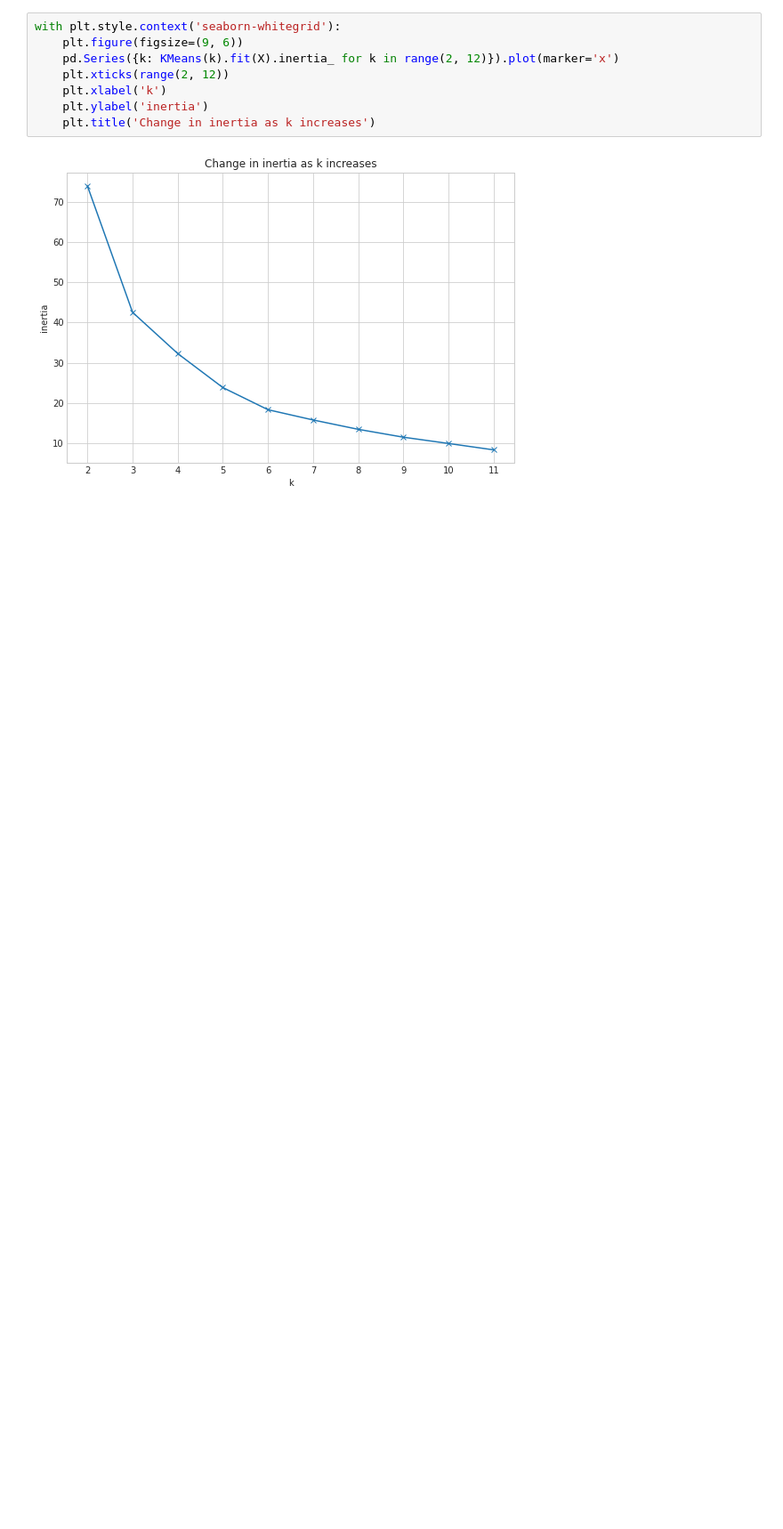
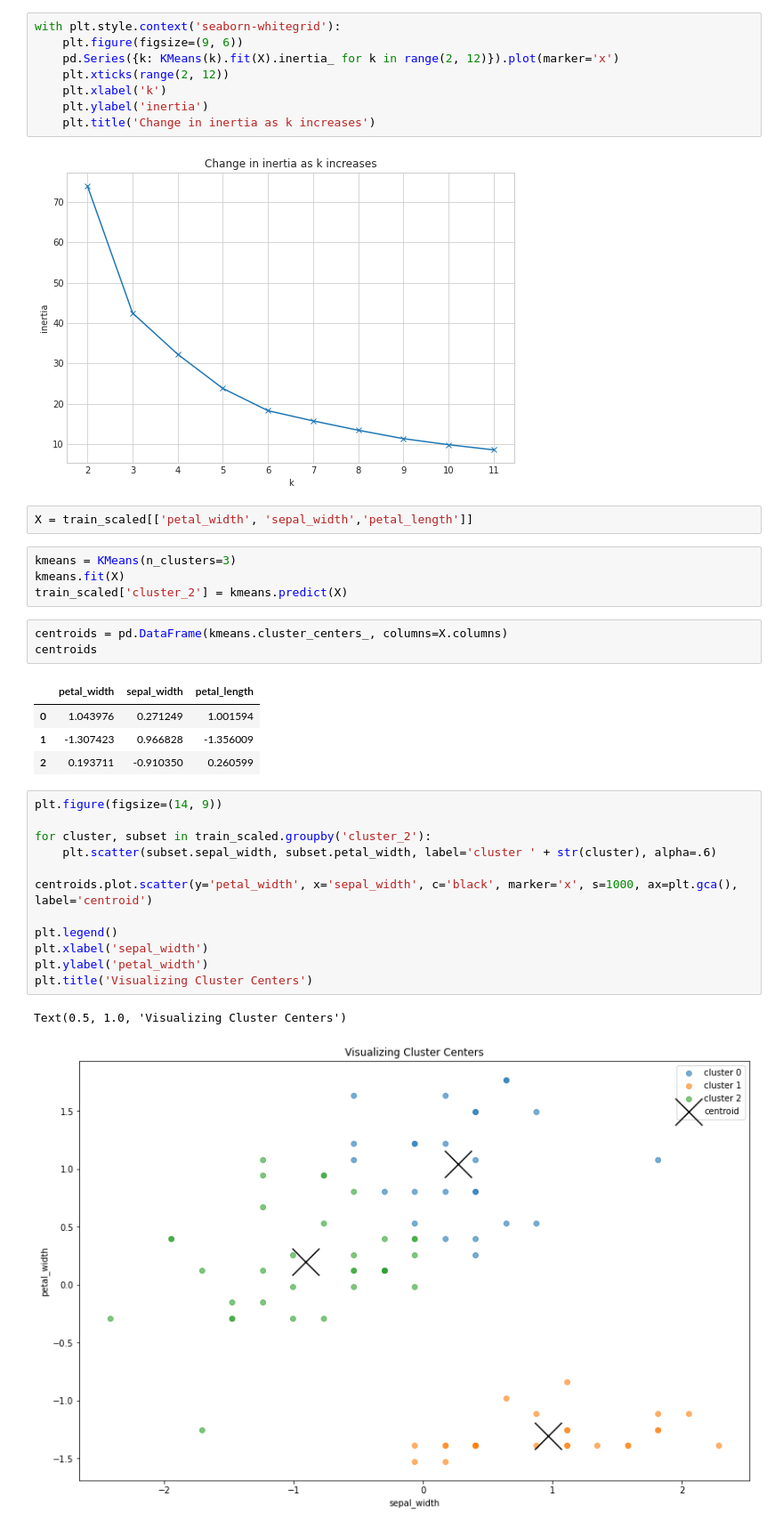
Before and after one commit to Olivert75/clustering-exercises, a Jupyter notebook: modeling.ipynb, the cells around one changed output. Shown at 89% size. Cells and saved outputs as stored; diff of their text form; blank space fills up the shorter version.

```diff
--- a/modeling.ipynb
+++ b/modeling.ipynb
@@ -117,3 +119,32 @@ with plt.style.context('seaborn-whitegrid'):
     plt.title('Change in inertia as k increases')
 # %% [output]
 [figure]
+# %%
+X = train_scaled[['petal_width', 'sepal_width','petal_length']]
+# %%
+kmeans = KMeans(n_clusters=3)
+kmeans.fit(X)
+train_scaled['cluster_2'] = kmeans.predict(X)
+# %%
+centroids = pd.DataFrame(kmeans.cluster_centers_, columns=X.columns)
+centroids
+# %% [output]
+|  | petal_width | sepal_width | petal_length |
+| 0 | 1.043976 | 0.271249 | 1.001594 |
+| 1 | -1.307423 | 0.966828 | -1.356009 |
+| 2 | 0.193711 | -0.910350 | 0.260599 |
+# %%
+plt.figure(figsize=(14, 9))
+
+for cluster, subset in train_scaled.groupby('cluster_2'):
+    plt.scatter(subset.sepal_width, subset.petal_width, label='cluster ' + str(cluster), alpha=.6)
+
+centroids.plot.scatter(y='petal_width', x='sepal_width', c='black', marker='x', s=1000, ax=plt.gca(), label='centroid')
+
+plt.legend()
+plt.xlabel('sepal_width')
+plt.ylabel('petal_width')
+plt.title('Visualizing Cluster Centers')
+# %% [output]
+Text(0.5, 1.0, 'Visualizing Cluster Centers')
+[figure, added]
```
Also changed, not shown: parts of 11 cells of this notebook.
